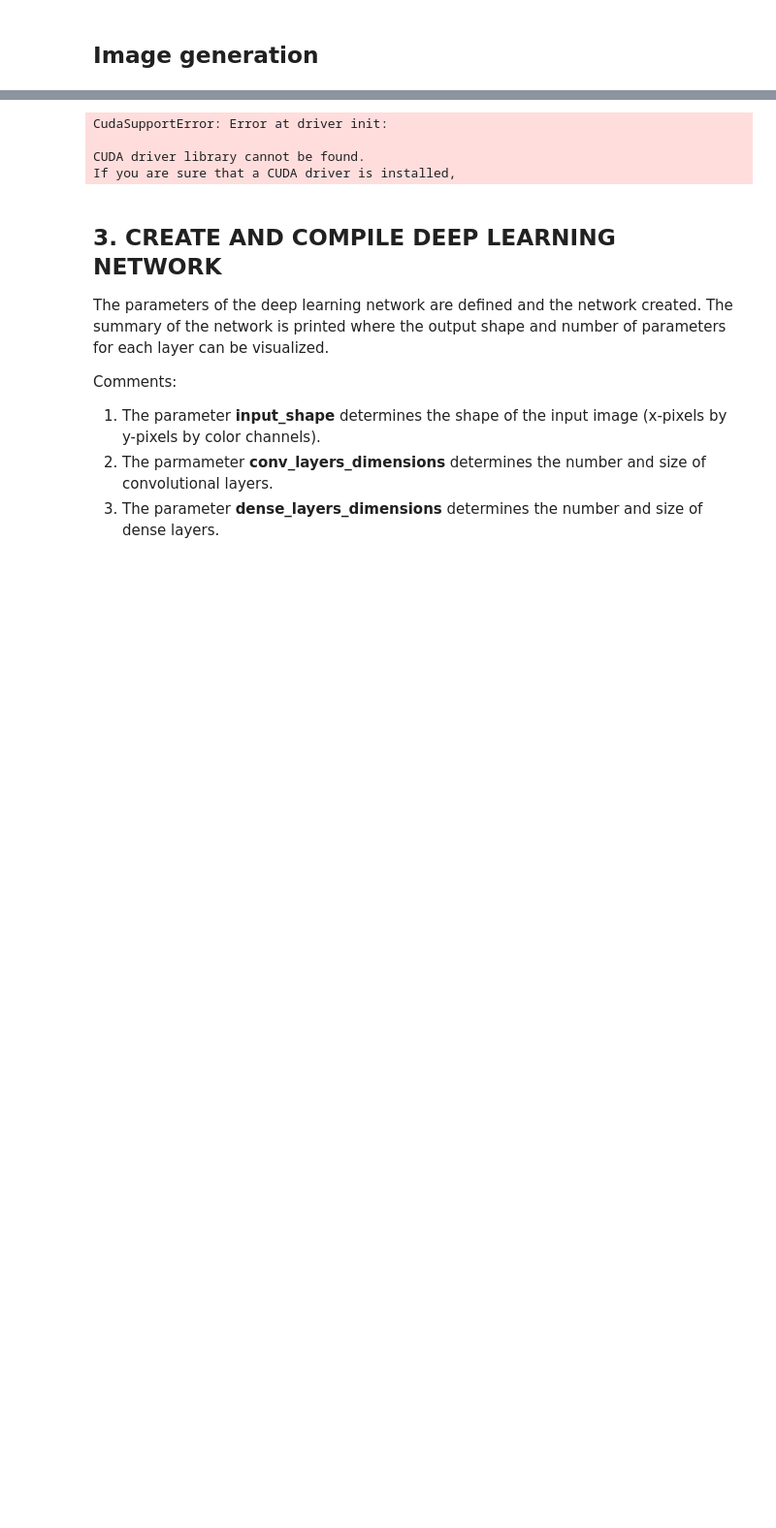
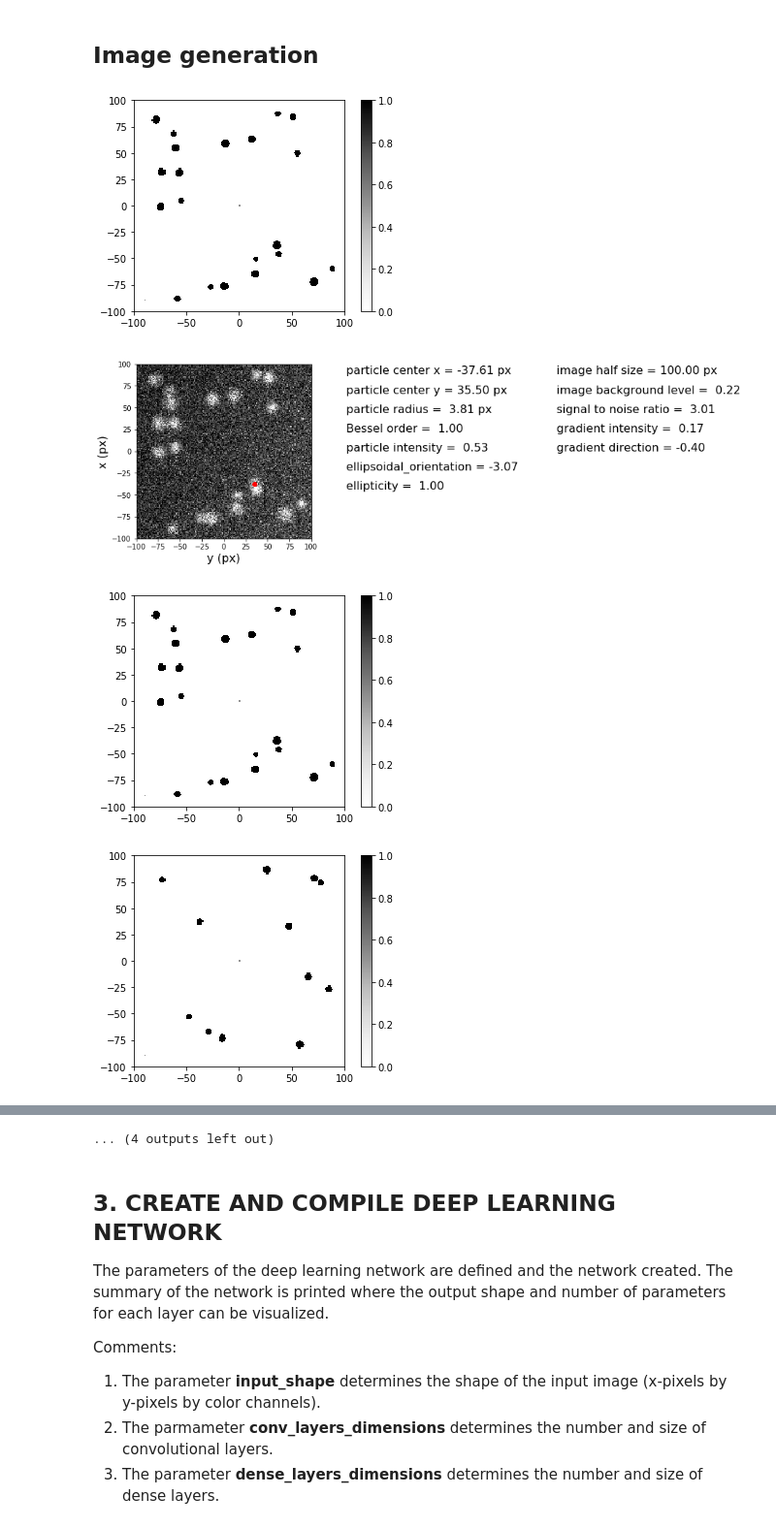
Before and after one commit to giovannivolpe/DeepTrack, a Jupyter notebook: DeepTrack 1.0/dev.ipynb, the cells around one changed output, grey strips where cells are left out. Shown: that part at 97% size. Saved outputs shown, nothing was run; the diff lists cells and outputs as text; code cells hidden in the pictures; blank space fills up the shorter version.

```diff
--- a/DeepTrack 1.0/dev.ipynb
+++ b/DeepTrack 1.0/dev.ipynb
@@ -42,31 +42,35 @@ def get_image_parameters_optimized():
     for i in range(particle_number):
         mylist2.append([uniform(0.5,0.7,1), ])
 
     image_parameters['Particle Intensities List'] = mylist2
 
     image_parameters['Image Half-Size'] = 100
     image_parameters['Image Background Level'] = uniform(.2, .4)
     image_parameters['Signal to Noise Ratio'] = uniform(3,6)
     image_parameters['Gradient Intensity'] = uniform(0, 0.2)
     image_parameters['Gradient Direction'] = uniform(-pi, pi)
     image_parameters['Ellipsoid Orientation'] = uniform(-pi, pi, particle_number)
     image_parameters['Ellipticity'] = 1
 
     return image_parameters
 
 image_parameters_function = lambda : get_image_parameters_optimized()
 
 ### Define image generator
 image_generator = lambda : DTE.get_image_generator(image_parameters_function)
 
 ### Show some examples of generated images
 number_of_images_to_show = 5
 
 
-for image_number, image, image_parameters in image_generator():
+for image_number, image, image_parameters, target in image_generator():
     if image_number>=number_of_images_to_show:
         break
 
     deeptrack.plot_sample_image(image, image_parameters)
     DTE.get_target_binary_image(image_parameters)
 # %% [output]
+[figure, added]
+[figure, added]
+[figure, added]
+[figure, added]
@@ -73,7 +85,4 @@ for image_number, image, image_parameters in image_generator():
-CudaSupportError: Error at driver init:
-
-CUDA driver library cannot be found.
-If you are sure that a CUDA driver is installed,
+... (4 outputs left out)
 # %% [markdown]
 ## 3. CREATE AND COMPILE DEEP LEARNING NETWORK
 
```
Also changed, not shown: parts of 3 cells of this notebook, 1 other file.
